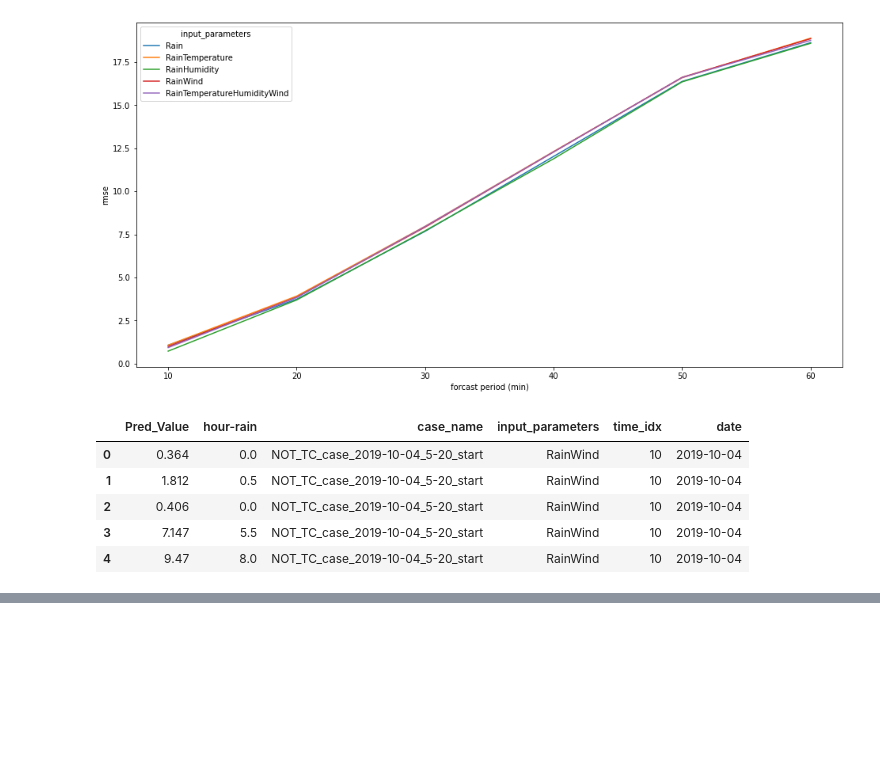
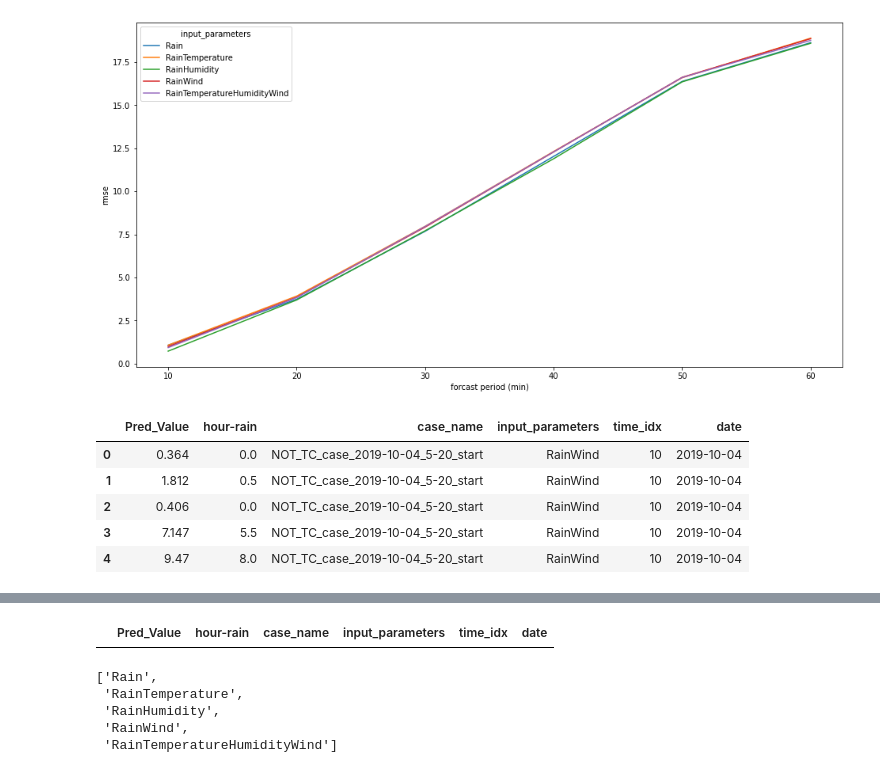
Before and after one commit to tsugumi-sys/poteka-pipeline-pytorch, a Jupyter notebook: result_analysis/timeseries_r2score.ipynb, the cells around one changed output, grey strips where cells are left out. Drawn from its saved outputs; the diff is of its cells as text; code cells hidden in the pictures; blank space fills up the shorter version.

```diff
--- a/result_analysis/timeseries_r2score.ipynb
+++ b/result_analysis/timeseries_r2score.ipynb
@@ -366,0 +370,12 @@ len(all_data_metrics_df.loc[all_data_metrics_df["case_name"] == "NOT_TC_case_201
+# %%
+case_data_df.head()
+# %% [output]
+|  | Pred_Value | hour-rain | case_name | input_parameters | time_idx | date |
+# %%
+target_cols
+# %% [output]
+['Rain',
+ 'RainTemperature',
+ 'RainHumidity',
+ 'RainWind',
+ 'RainTemperatureHumidityWind']
```
Also changed, not shown: parts of 5 cells of this notebook, 14 other files.
